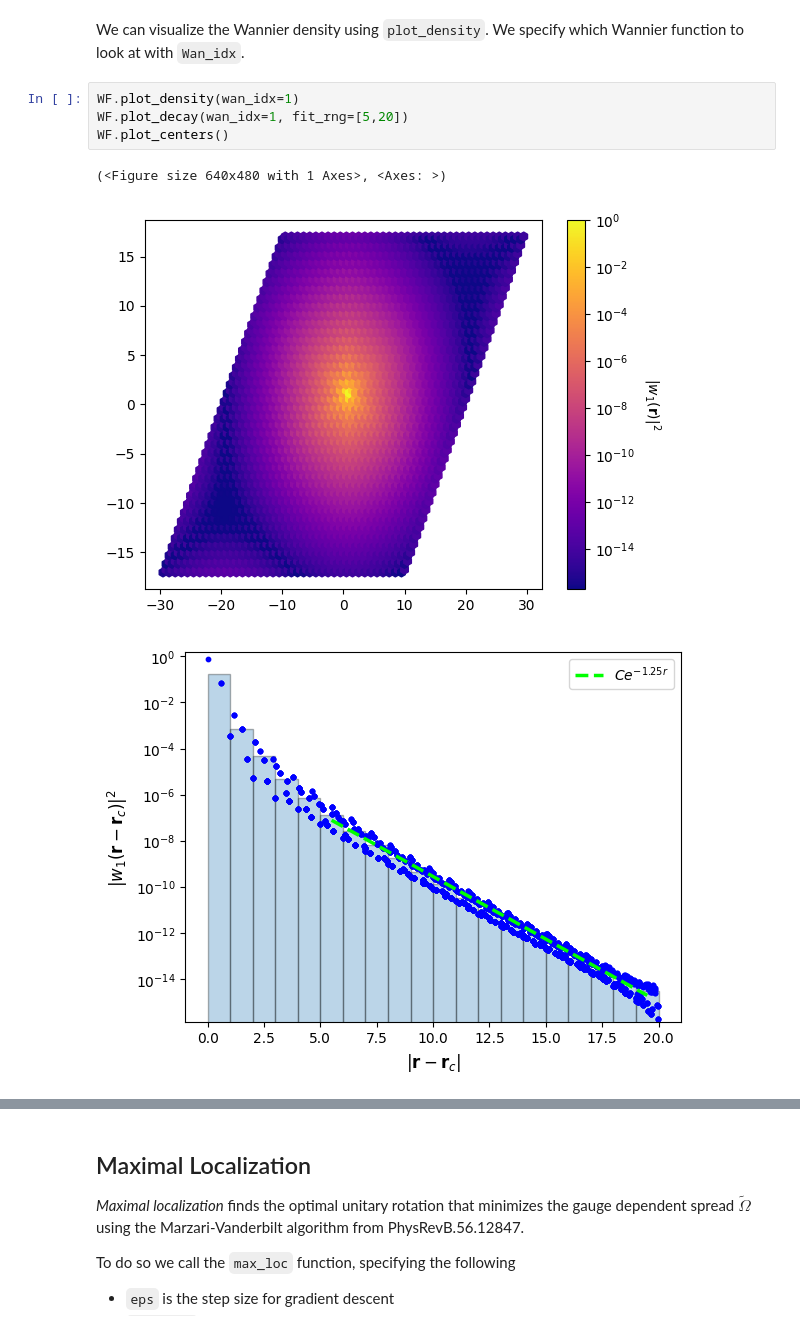
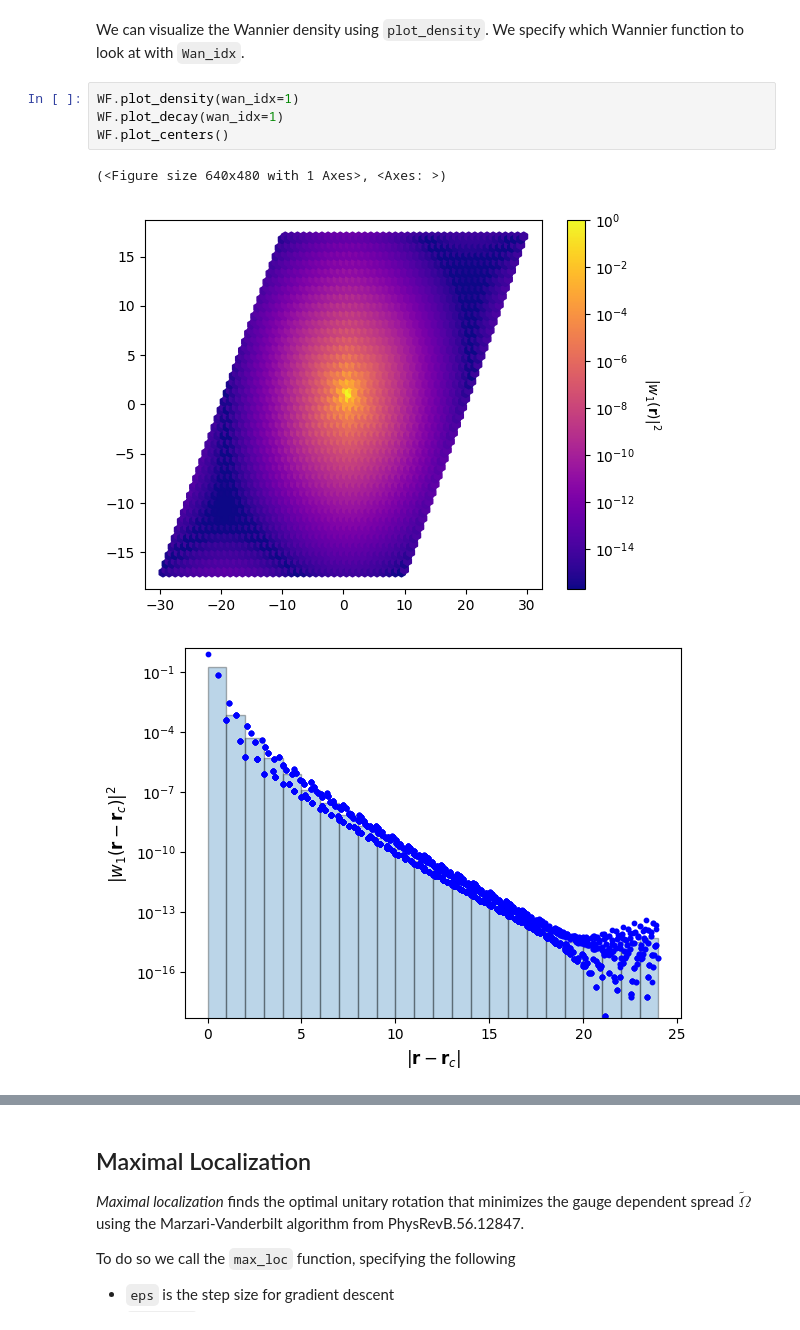
Before and after one commit to pythtb/pythtb, a Jupyter notebook: docs/source/examples/haldane_wannier.ipynb, the cells around one changed output, grey strips where cells are left out. Drawn from its saved outputs; the diff is of its cells as text.

```diff
--- a/docs/source/examples/haldane_wannier.ipynb
+++ b/docs/source/examples/haldane_wannier.ipynb
@@ -134,12 +134,12 @@ omega_tilde_ss = WF.Omega_OD + WF.Omega_D
 We can visualize the Wannier density using `plot_density`. We specify which Wannier function to look at with `Wan_idx`.
 # %%
 WF.plot_density(wan_idx=1)
-WF.plot_decay(wan_idx=1, fit_rng=[5,20])
+WF.plot_decay(wan_idx=1)
 WF.plot_centers()
 # %% [output]
 (<Figure size 640x480 with 1 Axes>, <Axes: >)
 [figure]
-[figure, old version]
+[figure, new version]
 [figure]
 # %% [markdown]
 ## Maximal Localization
```
Also changed, not shown: parts of 2 cells of this notebook, 23 other files.
